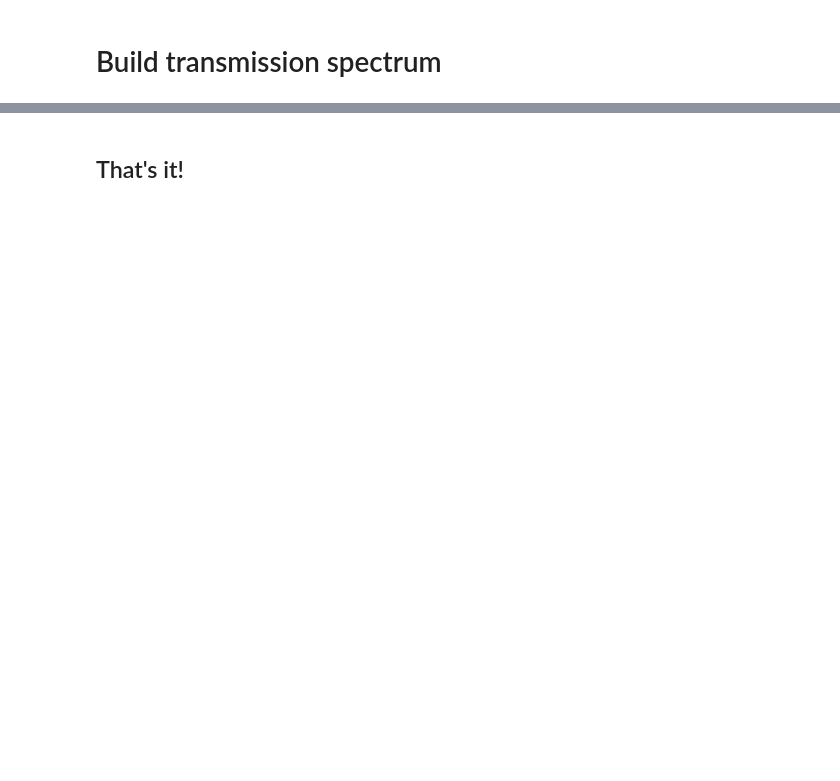
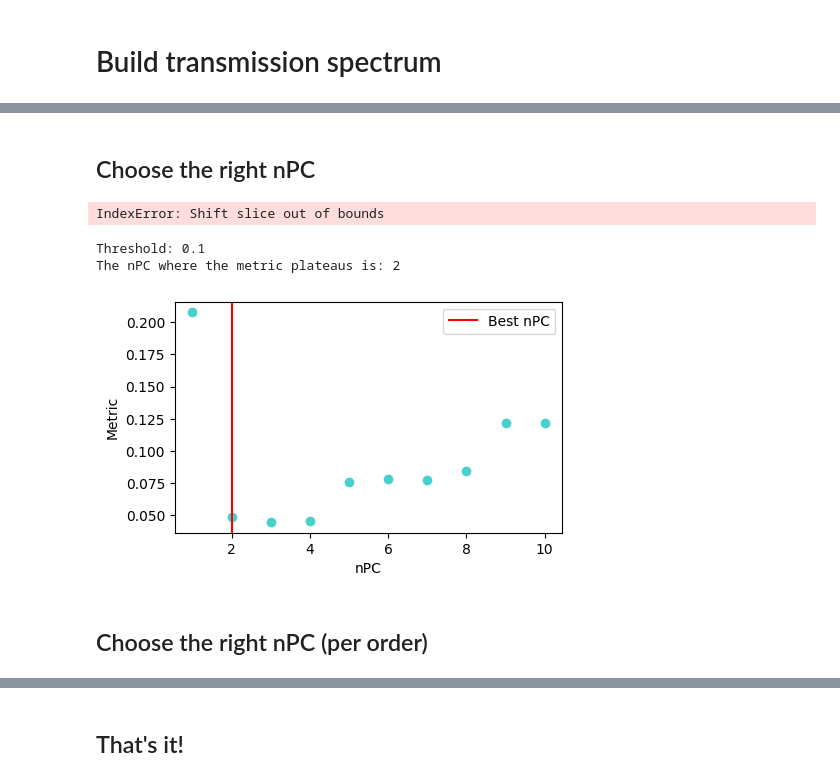
Before and after one commit to mathisbouffard/HRS_with_starships, a Jupyter notebook: HRS_analysis/SPIRou/Reduce_testBirkby.ipynb, the cells around one changed output, grey strips where cells are left out. Drawn from its saved outputs; the diff is of its cells as text; code cells hidden in the pictures; blank space fills up the shorter version.

```diff
--- a/HRS_analysis/SPIRou/Reduce_testBirkby.ipynb
+++ b/HRS_analysis/SPIRou/Reduce_testBirkby.ipynb
@@ -38,8 +38,8 @@ You have infinite space, but the files are deleted if untouched for 2 months. It
 #--------------------------------------------------------------------------------------------
 # Planet, night, reduction and instrument
 pl_name = 'TRAPPIST-1 b'
-visit_name = '2021-10-27'
-reduction = 'vBirkby01'
+visit_name = '2021-10-24'
+reduction = 'vnoPC01'
 instrument = "SPIRou"
 
 #--------------------------------------------------------------------------------------------
@@ -245,0 +252,2 @@ Removing the mean.
+# %% [markdown]
+## Choose the right nPC
@@ -245,0 +290,44 @@ Removing the mean.
+# %%
+# Choose a threshold for the slope of the metric
+# When the slope is under that threshold, we consider that the metric plateaus
+thresh = 0.1
+#-----------------------------------------------
+
+metrics = np.array(list_metrics)
+
+deriv_func = FinDiff(0,1)
+deriv_metrics = deriv_func(metrics)
+
+plt.figure(figsize=(5,3))
+plt.plot(PCs, deriv_metrics, marker="o", color="slategrey")
+plt.axhline(-thresh, color="r", label="Threshold")
+
+plt.xlabel("nPC")
+plt.ylabel("Derivative of the metric")
+plt.legend()
+plt.show()
+# %% [output]
+IndexError: Shift slice out of bounds
+# %%
+print("Threshold:", thresh)
+
+for m in deriv_metrics:
+    if m < thresh and m > -thresh:
+        best_nPC = np.where(deriv_metrics == m)[0][0] + 1
+        print("The nPC where the metric plateaus is:", best_nPC)
+        break
+
+plt.figure(figsize=(5,3))
+plt.scatter(PCs, metrics, color="mediumturquoise")
+plt.axvline(best_nPC, color="r", label="Best nPC")
+
+plt.xlabel("nPC")
+plt.ylabel("Metric")
+plt.legend()
+plt.show()
+# %% [output]
+Threshold: 0.1
+The nPC where the metric plateaus is: 2
+[figure, added]
+# %% [markdown]
+## Choose the right nPC (per order)
```
Also changed, not shown: parts of 10 cells of this notebook, 4 other files.
